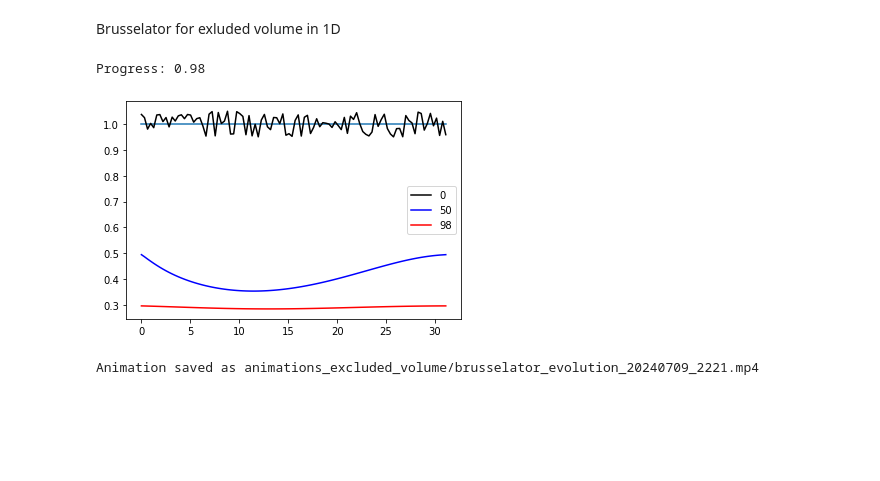
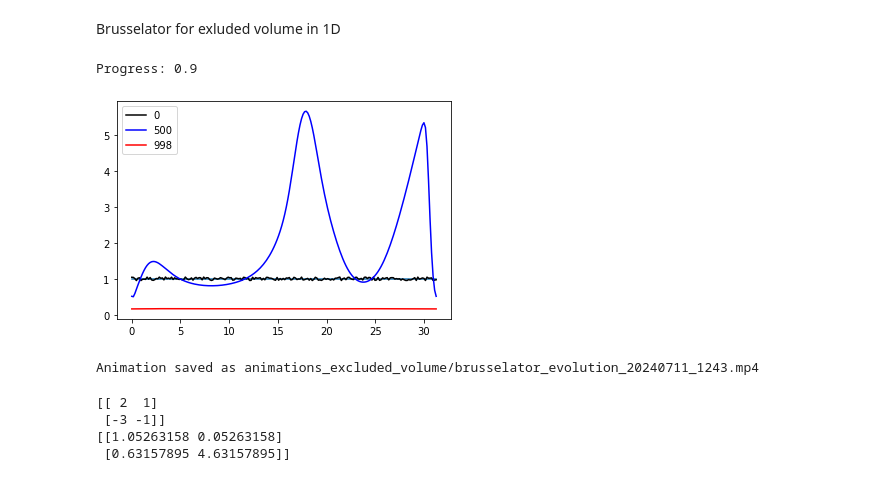
Before and after one commit to l-ada/Turing-models, a Jupyter notebook: brusselator_excluded_volume.ipynb, the cells around one changed output. Saved outputs shown, nothing was run; the diff lists cells and outputs as text; code cells hidden in the pictures; blank space fills up the shorter version.

Commit message:
More animations

```diff
--- a/brusselator_excluded_volume.ipynb
+++ b/brusselator_excluded_volume.ipynb
@@ -19,13 +19,14 @@ def create_initial_array(num_of_nodes, ampl = 0.1):
 
 
 class Brusselator():
-    def __init__(self, N = 100, L = 10*np.pi, a=1.5, b=2.34, D0=2.8, D1=22.4, NUM_STEPS=10**4, dt = 0.005, c=10, method = 'pseudo-spectral'):
+    def __init__(self, N = 100, L = 10*np.pi, a=1.5, b=2.34, eps = 1,D0=2.8, D1=22.4, NUM_STEPS=10**4, dt = 0.005, c=10, method = 'pseudo-spectral'):
         self.N = N
         self.L = L
         self.a = a
         self.b = b
         self.D0 = D0
         self.D1 = D1
+        self.eps = eps
         self.NUM_STEPS = NUM_STEPS
         self.dt = dt
         self.c = c
@@ -46,7 +47,7 @@ class Brusselator():
          ,NUM_STEPS={self.NUM_STEPS},N={self.N}, D0={self.D0}, D1={self.D1}, dt = {self.dt}, L={self.L}"
 
     def print_parameters_short(self):
-            return f"Simulation for a={self.a},b={self.b},c={self.c}"
+        return f"Simulation for a={self.a},b={self.b},c={self.c}"
 # %%
 def create_wavenumber_array(num_modes, L):
     # create array for wavenumbers in scipy format.
@@ -78,13 +79,13 @@ def apply_step_fourier(u,operator):
 def periodic_boundary(Z):
      Z[0]= Z[-1]
      return Z
-def nonlinear_step(u_main, v, c, wavenums):
-    u = u_main
+def nonlinear_step(main_variable, v, c, wavenums):
+    u = main_variable
     R = c-u-v
     mu = -np.log(R)
     ## first derivative
     mu = 1j*wavenums*fftn(mu)
-    mu = u*ifftn(mu).real
+    mu = main_variable*ifftn(mu).real
     ## second derivative
     mu = 1j*wavenums*fftn(mu)
     mu = ifftn(mu).real
@@ -137,8 +138,11 @@ def perform_simulation(brusselator_class = Brusselator(), save_full = False):
             print(f"Progress: {progress}", end='\r', flush=True)
 
         if method == 'pseudo-spectral':
-            nonlin_u = u + (D0*nonlinear_step(u, v, c, wavenums)+fu(u,v))*dt
-            nonlin_v = v + (D1*nonlinear_step(v, u, c, wavenums)+fv(u,v))*dt
+
+            ##
+            nonlin_u = u + (brusselator_class.eps*D0*nonlinear_step(u, v, c, wavenums)+fu(u,v))*dt
+            nonlin_v = v + (brusselator_class.eps*D1*nonlinear_step(v, u, c, wavenums)+fv(u,v))*dt
+            ## linear step in fourier domain
             u = apply_step_fourier(nonlin_u, operator_u)
             v = apply_step_fourier(nonlin_v, operator_v)
 
@@ -150,31 +154,33 @@ def perform_simulation(brusselator_class = Brusselator(), save_full = False):
         return time, conc_u, conc_v
     else:
         return u_saved, v_saved
+# %%
+br = Brusselator(a=1,b= 6, c=20, D0=1, D1=0.01, N=200 ,NUM_STEPS=10**3, dt=0.005)
 # %%
 ### 1D ###
-br = Brusselator(a=1,b= 4,c=23, D0=1, D1=1, N=100 ,NUM_STEPS=5*10**3, dt=0.01)
 L = br.L
 N = br.N
+NUM_STEPS = br.NUM_STEPS
 u,v= perform_simulation(br)
 type(u)
-time=[0,N//2,N-2]
+time=[0,NUM_STEPS//2,NUM_STEPS-2]
 xs = np.arange(0.0,L,L/N)
 # Plot u(x) for different time points
 color=['black','blue','red']
 fig = plt.figure()
 ax1 = fig.add_subplot(111)
 indices=[0, 1, 2]
 ax1.plot(xs,br.a *np.ones((N,1)))
 for i in indices:
     ax1.plot(xs, u[i], label = time[i], c=color[i])
 ax1.legend()
 # ax1.legend()
 
 plt.show()
 # br.print_parameters()
 # %% [output]
-Progress: 0.98
+Progress: 0.9
-[figure, old version]
+[figure, new version]
 # %%
 ## Plot u(x,y) as animation (2D)
 import datetime
@@ -195,12 +201,14 @@ filename = os.path.join(folder, f"brusselator_evolution_{current_time}.mp4")
 fig  = plt.figure()
 fig.suptitle(br.print_parameters_short())
 ax   = plt.subplot(111)
+ax.set_ylim(0,2*br.a)
 i=0
 
 def animate(i):
     ax.cla()
     fond = ax.plot(xs,u[i])
     fond = ax.plot(xs,base)
+    fond = ax.set_ylim(0,2*br.a)
 
     return fond
 
@@ -213,4 +221,14 @@ print(f"Animation saved as {filename}")
 plt.close(anim._fig)
 # HTML(anim.to_jshtml())
 # %% [output]
-Animation saved as animations_excluded_volume/brusselator_evolution_20240709_2221.mp4
+Animation saved as animations_excluded_volume/brusselator_evolution_20240711_1243.mp4
+# %%
+import numpy as np
+
+print(A)
+print(B)
+# %% [output]
+[[ 2  1]
+ [-3 -1]]
+[[1.05263158 0.05263158]
+ [0.63157895 4.63157895]]
```
Also changed, not shown: parts of 1 cell of this notebook, 6 other files.
